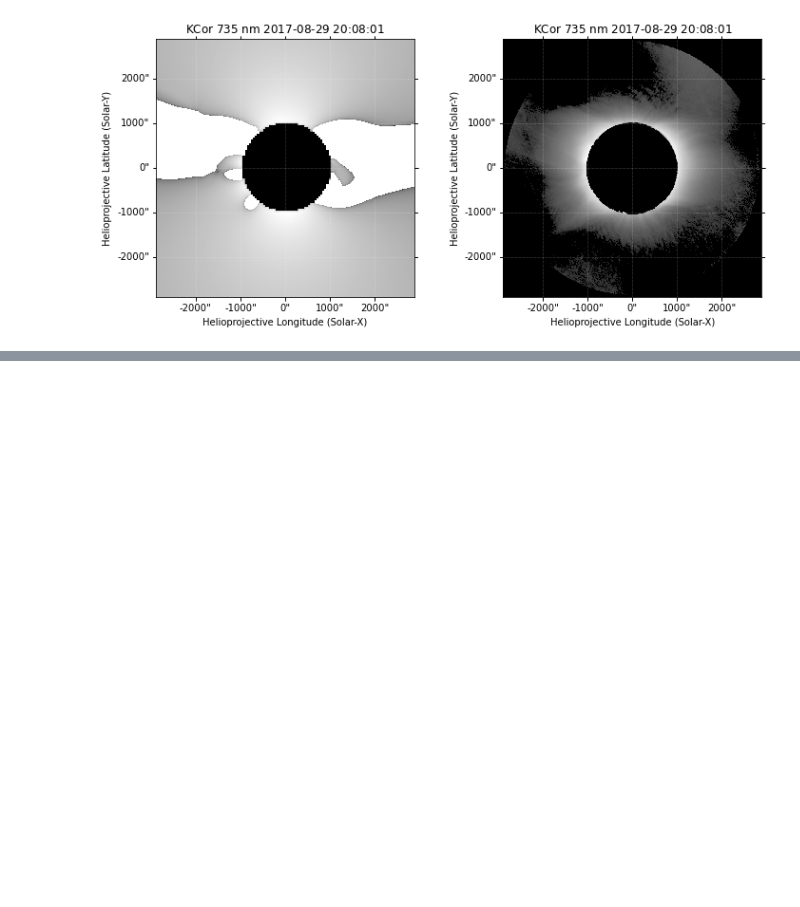
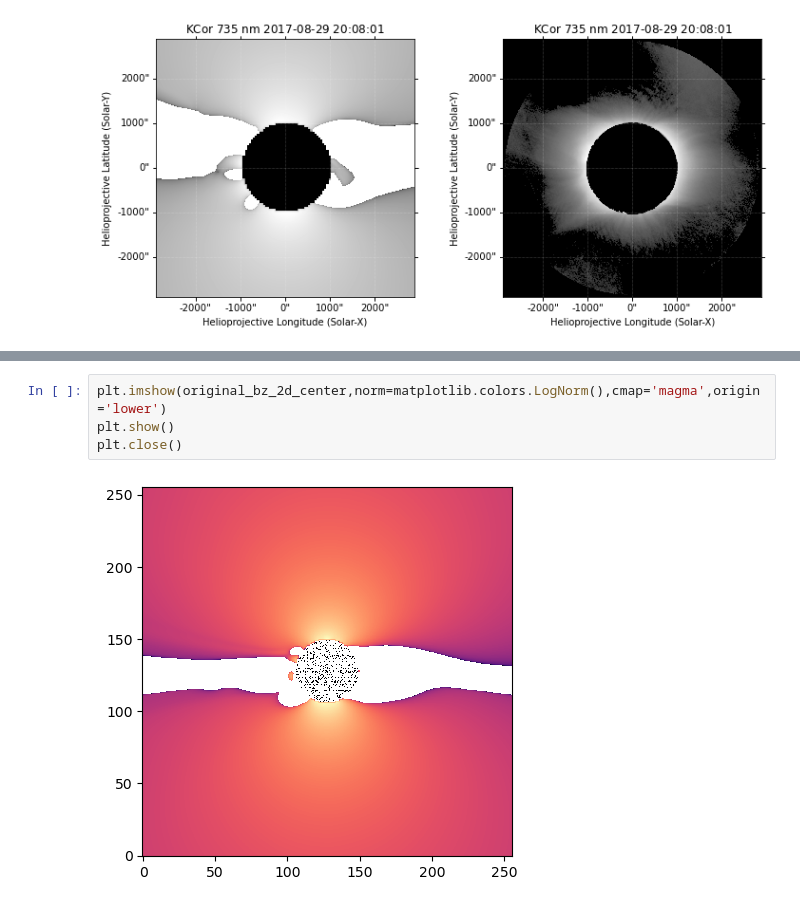
Before and after one commit to crura/CoronaMETRIC, a Jupyter notebook: Jupyter_Notebooks/Coalign PSI_FORWARD with MLSO Images.ipynb, the cells around one changed output, grey strips where cells are left out. Saved outputs shown, nothing was run; the diff lists cells and outputs as text; blank space fills up the shorter version.

```diff
--- a/Jupyter_Notebooks/Coalign PSI_FORWARD with MLSO Images.ipynb
+++ b/Jupyter_Notebooks/Coalign PSI_FORWARD with MLSO Images.ipynb
@@ -838,0 +1090,6 @@ plt.show()
+# %%
+plt.imshow(original_bz_2d_center,norm=matplotlib.colors.LogNorm(),cmap='magma',origin='lower')
+plt.show()
+plt.close()
+# %% [output]
+[figure, added]
```
Also changed, not shown: parts of 28 cells of this notebook.
